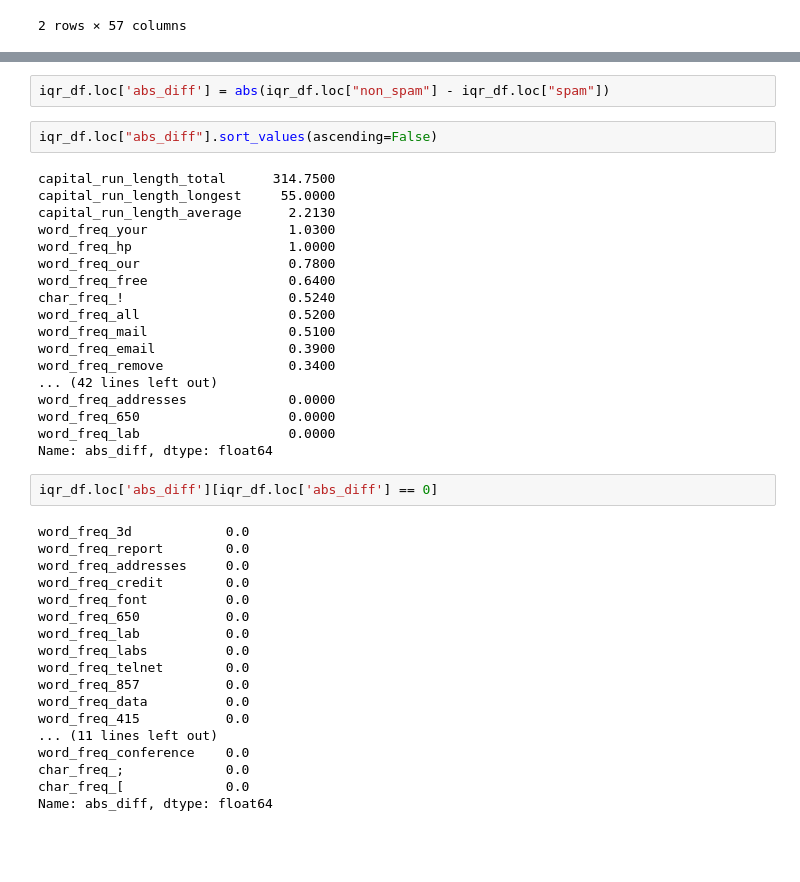
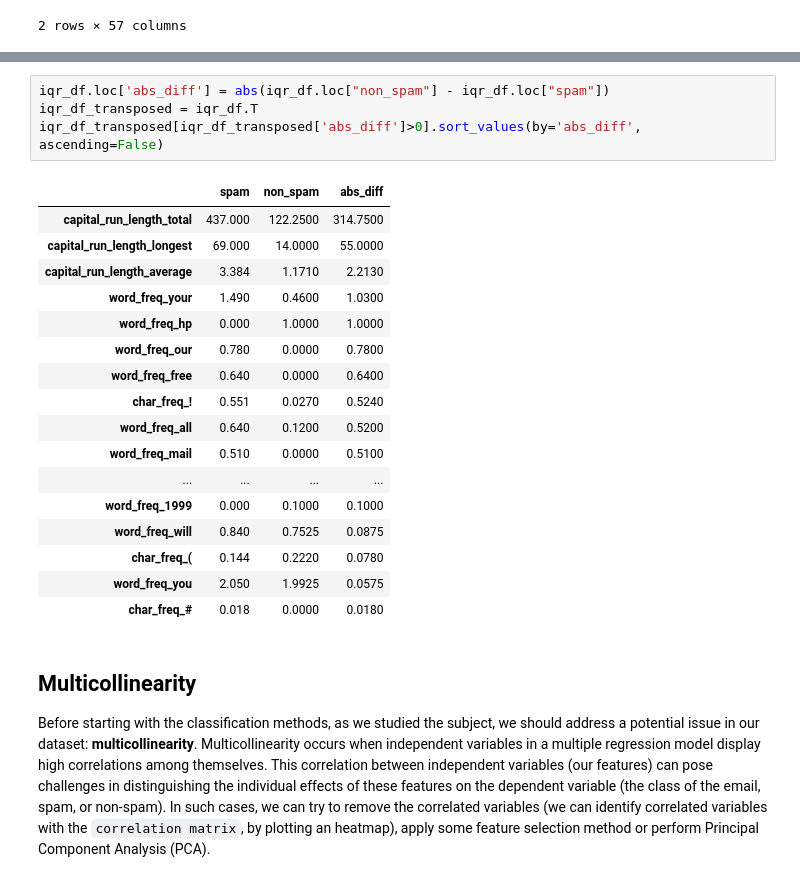
Before and after one commit to rosarioscavo/UCI-Spambase, a Jupyter notebook: uci_spambase.ipynb, the cells around one changed output, grey strips where cells are left out. Saved outputs shown, nothing was run; the diff lists cells and outputs as text; blank space fills up the shorter version.

Commit message:
feat: add multicollinearity

```diff
--- a/uci_spambase.ipynb
+++ b/uci_spambase.ipynb
@@ -600,42 +604,26 @@ iqr_df
 # %%
 iqr_df.loc['abs_diff'] = abs(iqr_df.loc["non_spam"] - iqr_df.loc["spam"])
+iqr_df_transposed = iqr_df.T
+iqr_df_transposed[iqr_df_transposed['abs_diff']>0].sort_values(by='abs_diff', ascending=False)
+# %% [output]
+|  | spam | non_spam | abs_diff |
+| capital_run_length_total | 437.000 | 122.2500 | 314.7500 |
+| capital_run_length_longest | 69.000 | 14.0000 | 55.0000 |
+| capital_run_length_average | 3.384 | 1.1710 | 2.2130 |
+| word_freq_your | 1.490 | 0.4600 | 1.0300 |
+| word_freq_hp | 0.000 | 1.0000 | 1.0000 |
+| word_freq_our | 0.780 | 0.0000 | 0.7800 |
+| word_freq_free | 0.640 | 0.0000 | 0.6400 |
+| char_freq_! | 0.551 | 0.0270 | 0.5240 |
+| word_freq_all | 0.640 | 0.1200 | 0.5200 |
+| word_freq_mail | 0.510 | 0.0000 | 0.5100 |
+| ... | ... | ... | ... |
+| word_freq_1999 | 0.000 | 0.1000 | 0.1000 |
+| word_freq_will | 0.840 | 0.7525 | 0.0875 |
+| char_freq_( | 0.144 | 0.2220 | 0.0780 |
+| word_freq_you | 2.050 | 1.9925 | 0.0575 |
+| char_freq_# | 0.018 | 0.0000 | 0.0180 |
-# %%
-iqr_df.loc["abs_diff"].sort_values(ascending=False)
-# %% [output]
-capital_run_length_total      314.7500
-capital_run_length_longest     55.0000
-capital_run_length_average      2.2130
-word_freq_your                  1.0300
-word_freq_hp                    1.0000
-word_freq_our                   0.7800
-word_freq_free                  0.6400
-char_freq_!                     0.5240
-word_freq_all                   0.5200
-word_freq_mail                  0.5100
-word_freq_email                 0.3900
-word_freq_remove                0.3400
-... (42 lines left out)
-word_freq_addresses             0.0000
-word_freq_650                   0.0000
-word_freq_lab                   0.0000
-Name: abs_diff, dtype: float64
-# %%
-iqr_df.loc['abs_diff'][iqr_df.loc['abs_diff'] == 0]
-# %% [output]
-word_freq_3d            0.0
-word_freq_report        0.0
-word_freq_addresses     0.0
-word_freq_credit        0.0
-word_freq_font          0.0
-word_freq_650           0.0
-word_freq_lab           0.0
-word_freq_labs          0.0
-word_freq_telnet        0.0
-word_freq_857           0.0
-word_freq_data          0.0
-word_freq_415           0.0
-... (11 lines left out)
-word_freq_conference    0.0
-char_freq_;             0.0
-char_freq_[             0.0
-Name: abs_diff, dtype: float64
+# %% [markdown]
+## Multicollinearity <a id="multicollinearity"></a>
+
+Before starting with the classification methods, as we studied the subject, we should address a potential issue in our dataset: **multicollinearity**. Multicollinearity occurs when independent variables in a multiple regression model display high correlations among themselves. This correlation between independent variables (our features) can pose challenges in distinguishing the individual effects of these features on the dependent variable (the class of the email, spam, or non-spam). In such cases, we can try to remove the correlated variables (we can identify correlated variables with the `correlation matrix`, by plotting an heatmap), apply some feature selection method or perform Principal Component Analysis (PCA).
```
Also changed, not shown: parts of 13 cells of this notebook.
